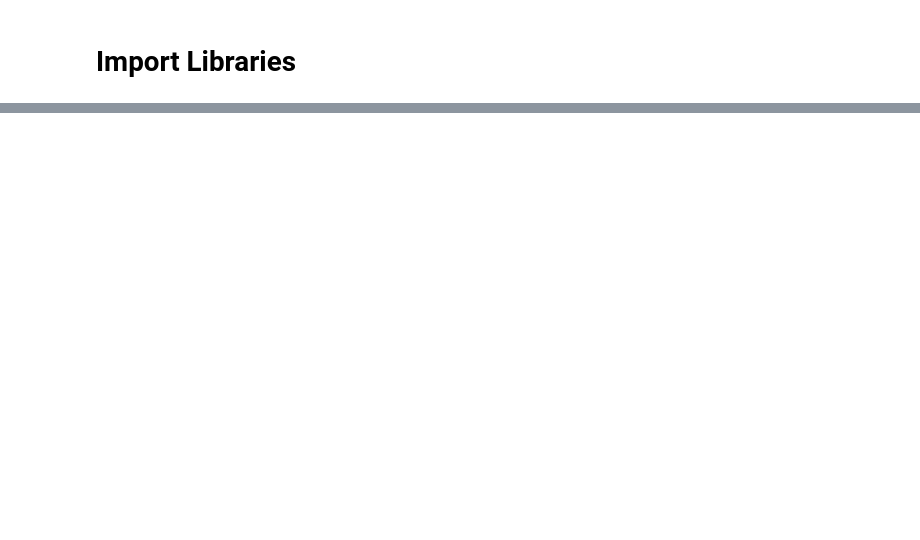
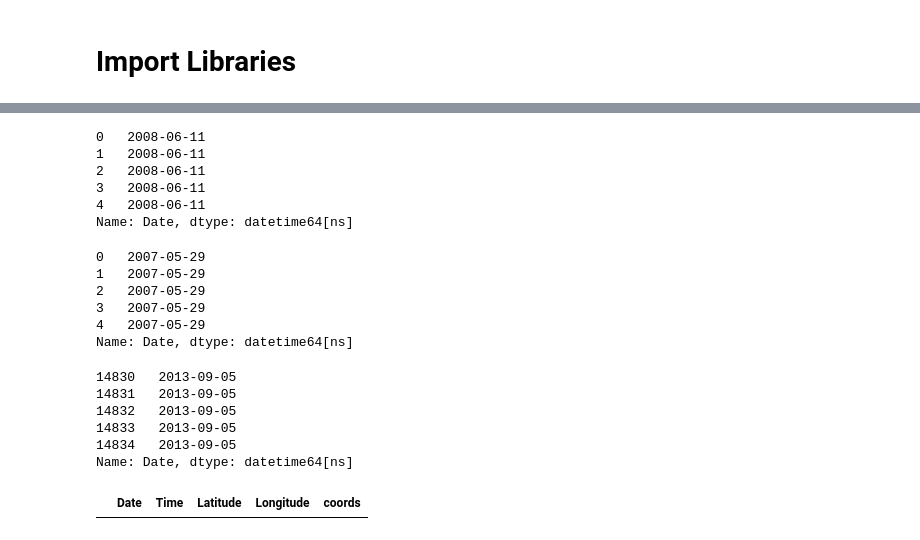
Before and after one commit to bearylogical/west_nile_colab, a Jupyter notebook: 01_EDA.ipynb, the cells around one changed output, grey strips where cells are left out. Cells and saved outputs as stored; diff of their text form; code cells hidden in the pictures; blank space fills up the shorter version.

```diff
--- a/01_EDA.ipynb
+++ b/01_EDA.ipynb
@@ -49 +52,3 @@ AvgSpeed        object
 dtype: object
+# %%
+spray = spray.drop_duplicates(subset=['Latitude', 'Longitude'], keep=False)
@@ -49,0 +59,4 @@ dtype: object
+# %%
+spray.Date = spray.Date.astype('datetime64[ns]')
+train.Date = train.Date.astype('datetime64[ns]')
+test.Date = test.Date.astype('datetime64[ns]')
@@ -49,0 +67,35 @@ dtype: object
+# %%
+test.Date.head()
+# %% [output]
+0   2008-06-11
+1   2008-06-11
+2   2008-06-11
+3   2008-06-11
+4   2008-06-11
+Name: Date, dtype: datetime64[ns]
+# %%
+train.Date.head()
+# %% [output]
+0   2007-05-29
+1   2007-05-29
+2   2007-05-29
+3   2007-05-29
+4   2007-05-29
+Name: Date, dtype: datetime64[ns]
+# %%
+spray.Date.tail()
+# %% [output]
+14830   2013-09-05
+14831   2013-09-05
+14832   2013-09-05
+14833   2013-09-05
+14834   2013-09-05
+Name: Date, dtype: datetime64[ns]
+# %%
+start_date = test.Date[1]
+end_date = start_date + timedelta(days=30)
+mask = (start_date <= spray.Date ) & (spray.Date <= end_date)
+spray_subset = spray[mask]
+display(spray_subset)
+# %% [output]
+|  | Date | Time | Latitude | Longitude | coords |
```
Also changed, not shown: parts of 24 cells of this notebook, 1 other file.
